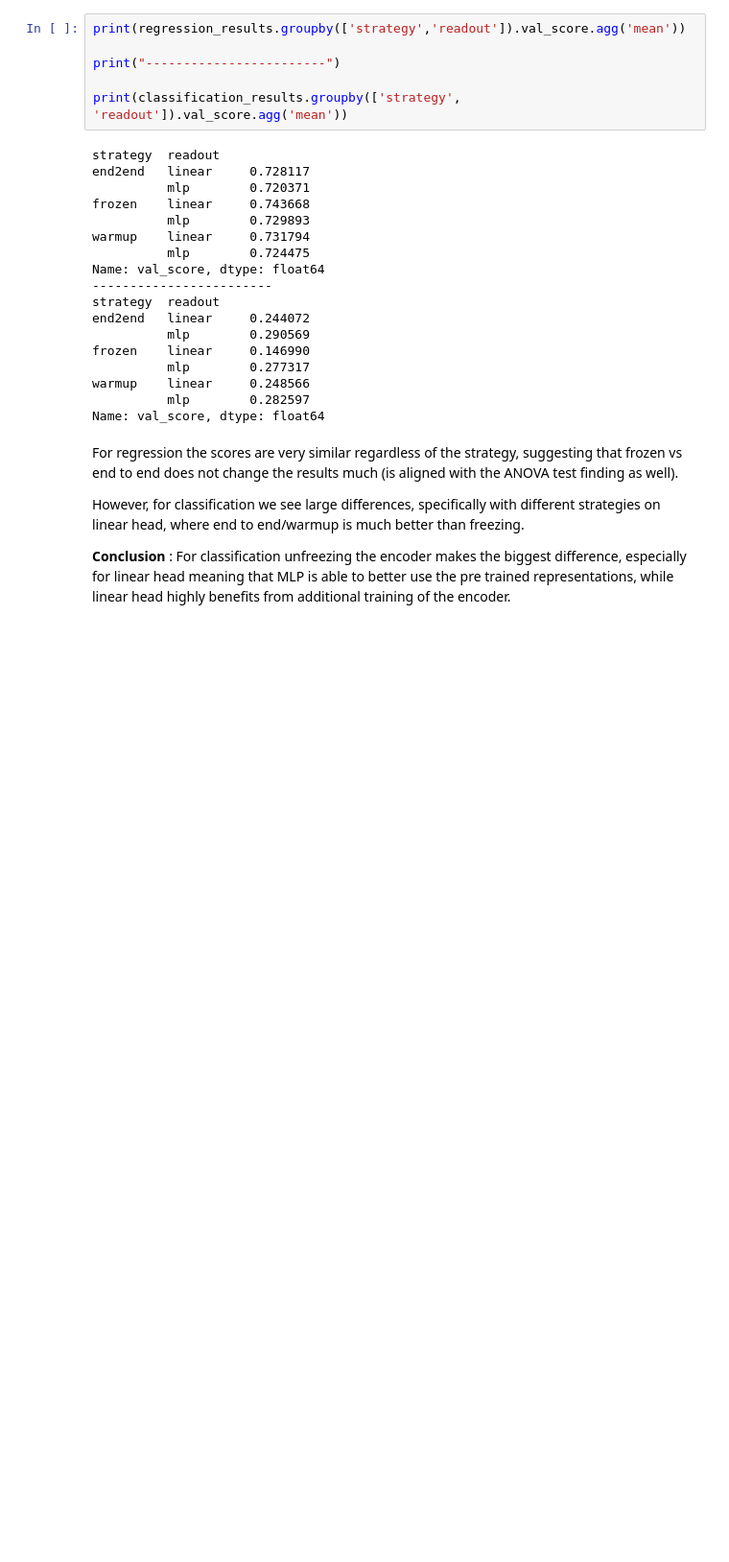
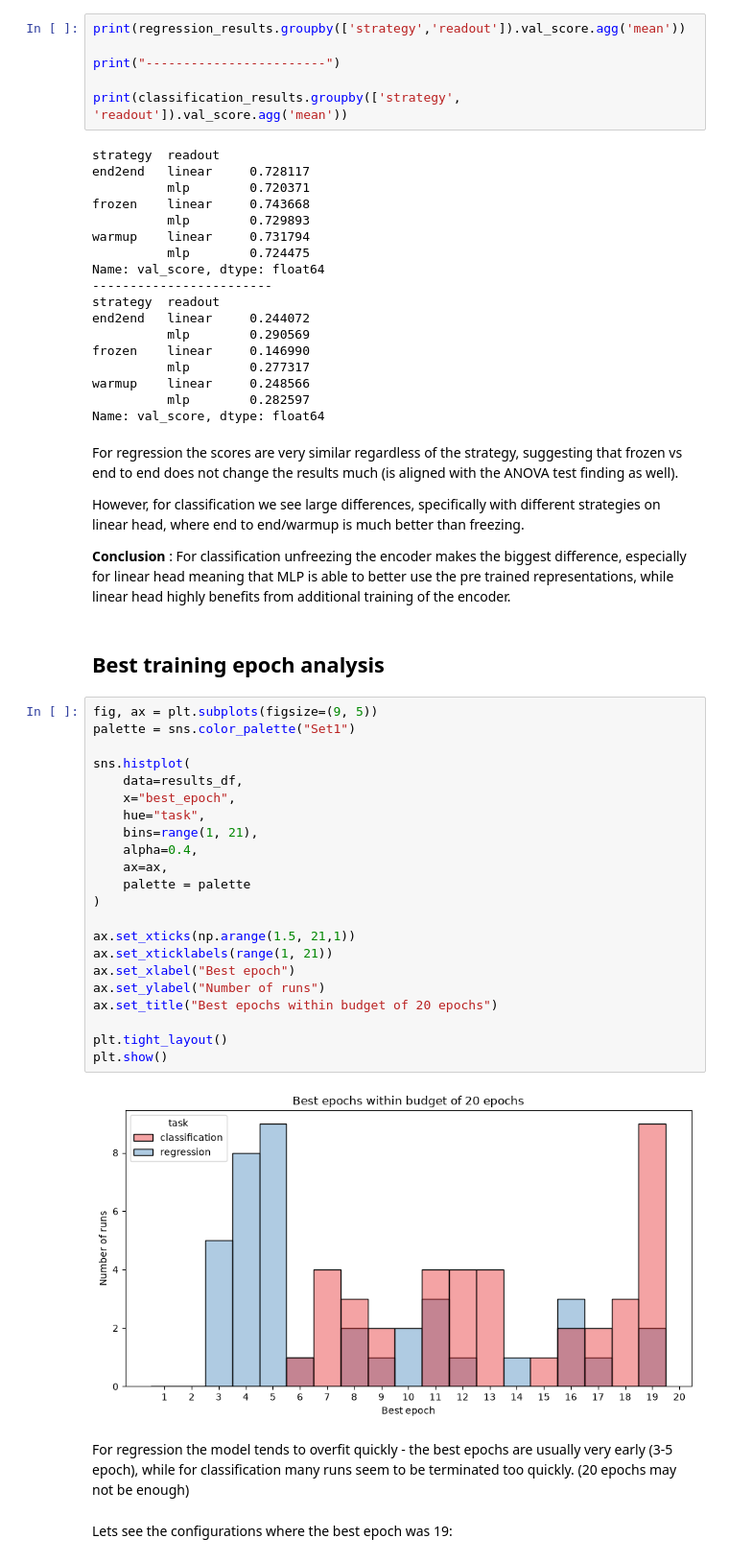
Before and after one commit to Aryan-Mi/02456-deep-learning-cyp-project, a Jupyter notebook: notebooks/04_chemeleon_run2_analysis.ipynb, the cells around one changed output. Shown at 96% size. Saved outputs shown, nothing was run; the diff lists cells and outputs as text; blank space fills up the shorter version.

Commit message:
best epoch analysis

```diff
--- a/notebooks/04_chemeleon_run2_analysis.ipynb
+++ b/notebooks/04_chemeleon_run2_analysis.ipynb
@@ -334,3 +334,33 @@ For regression the scores are very similar regardless of the strategy, suggestin
 However, for classification we see large differences, specifically with different strategies on linear head, where end to end/warmup is much better than freezing.
 
 **Conclusion** : For classification unfreezing the encoder makes the biggest difference, especially for linear head meaning that MLP is able to better use the pre trained representations, while linear head highly benefits from additional training of the encoder.
+# %% [markdown]
+## Best training epoch analysis
+# %%
+fig, ax = plt.subplots(figsize=(9, 5))
+palette = sns.color_palette("Set1")
+
+sns.histplot(
+    data=results_df,
+    x="best_epoch",
+    hue="task",
+    bins=range(1, 21),
+    alpha=0.4,
+    ax=ax,
+    palette = palette
+)
+
+ax.set_xticks(np.arange(1.5, 21,1))
+ax.set_xticklabels(range(1, 21))
+ax.set_xlabel("Best epoch")
+ax.set_ylabel("Number of runs")
+ax.set_title("Best epochs within budget of 20 epochs")
+
+plt.tight_layout()
+plt.show()
+# %% [output]
+[figure, added]
+# %% [markdown]
+For regression the model tends to overfit quickly - the best epochs are usually very early (3-5 epoch), while for classification many runs seem to be terminated too quickly. (20 epochs may not be enough)
+# %% [markdown]
+Lets see the configurations where the best epoch was 19:
```
Also changed, not shown: parts of 3 cells of this notebook.
